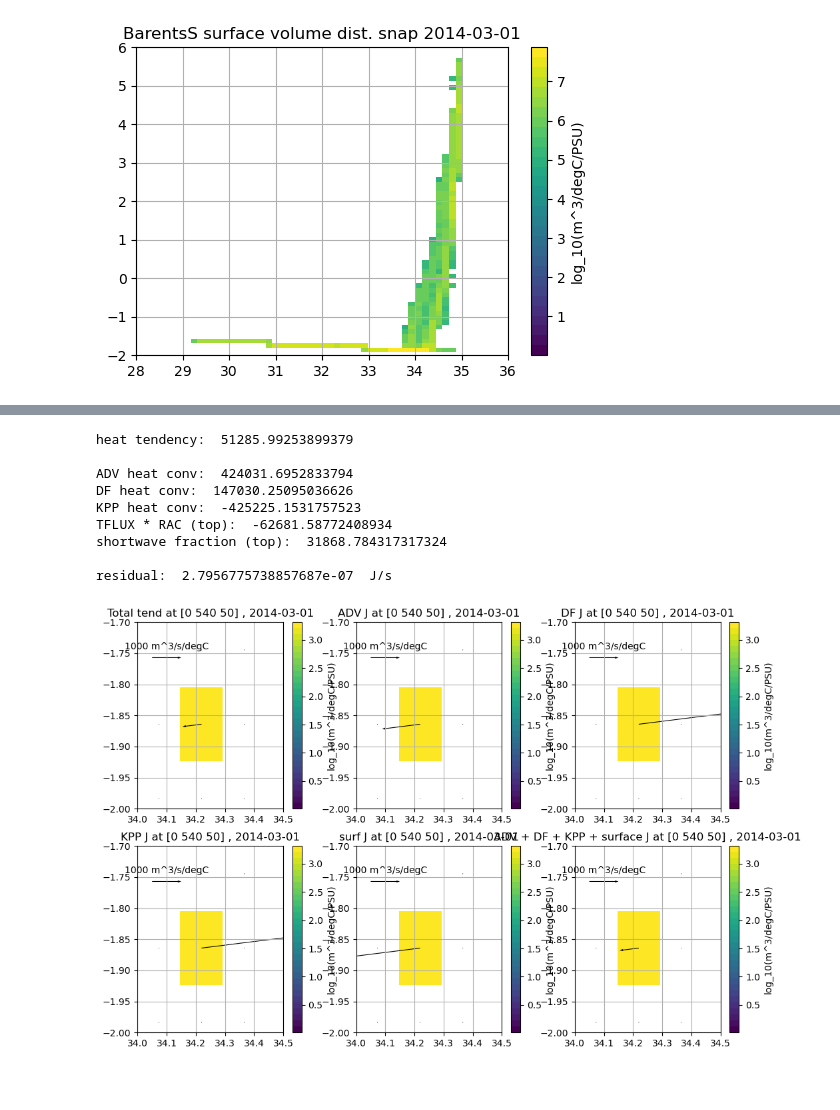
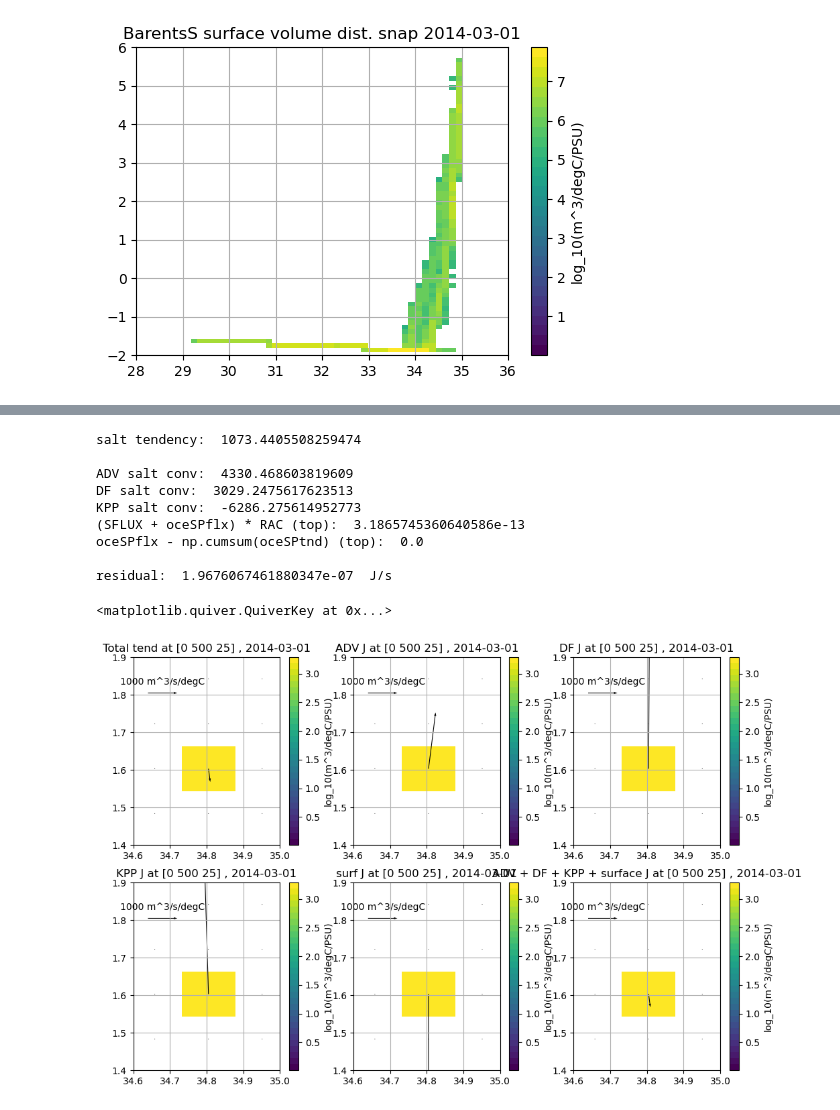
Before and after one commit to margaretmurakami/crios_backups, a Jupyter notebook: ASTE_270/Pemberton/Tendencies/single_cell_Jterms.ipynb, the cells around one changed output, grey strips where cells are left out. Drawn from its saved outputs; the diff is of its cells as text; code cells hidden in the pictures; blank space fills up the shorter version.

```diff
--- a/ASTE_270/Pemberton/Tendencies/single_cell_Jterms.ipynb
+++ b/ASTE_270/Pemberton/Tendencies/single_cell_Jterms.ipynb
@@ -542,6 +545,9 @@ pt = np.array([[50,540,4],       # this is organized as x,y,z
                [100,600,10]])
 
 y,x = 540,50
+
+pt = np.array([[50,540,0],
+               [25,500,0]])      # first is an extreme point, second is a more "normal" or midrange point for 03/2014
 # %%
 # Data variables (as given in your initial code)
 a = budgO['saltfluxes']['tend']
@@ -1153,44 +1160,44 @@ aa[0, n-1] += fS[0,iy,ix]
 aa[0, n-1] -= zconv_top_salt[iy, ix]
 
 # save the J terms for here for the single point
-JtendS = (aS[0,y,x]) / myparms['rcp'] / binwidthT[iTpt] / binwidthS[iSpt] #* 1e-6             # m^3/s/degC
-JADVS = (bS[0,y,x]) / myparms['rcp'] / binwidthT[iTpt] / binwidthS[iSpt] #* 1e-6              # m^3/s/degC
-JDFS = (cS[0,y,x]) / myparms['rcp'] / binwidthT[iTpt] / binwidthS[iSpt] #* 1e-6               # m^3/s/degC
-JKPPS = (dS[0,y,x]) / myparms['rcp'] / binwidthT[iTpt] / binwidthS[iSpt] #* 1e-6              # m^3/s/degC
-JsurfS= (eS[0,y,x] - fS[1,y,x]) / myparms['rcp'] / binwidthT[iTpt] / binwidthS[iSpt] #* 1e-6 # m^3/s/degC
+JtendS = (aS[0,y,x]) / myparms['rhoconst'] / binwidthT[iTpt] / binwidthS[iSpt] #* 1e-6             # m^3/s/degC
+JADVS = (bS[0,y,x]) / myparms['rhoconst'] / binwidthT[iTpt] / binwidthS[iSpt] #* 1e-6              # m^3/s/degC
+JDFS = (cS[0,y,x]) / myparms['rhoconst'] / binwidthT[iTpt] / binwidthS[iSpt] #* 1e-6               # m^3/s/degC
+JKPPS = (dS[0,y,x]) / myparms['rhoconst'] / binwidthT[iTpt] / binwidthS[iSpt] #* 1e-6              # m^3/s/degC
+JsurfS= (eS[0,y,x] - fS[1,y,x]) / myparms['rhoconst'] / binwidthT[iTpt] / binwidthS[iSpt] #* 1e-6 # m^3/s/degC
 
 # set these in meshes so we can plot
 JtermsS = np.zeros((5,nS,nT))
 c = 0
-for valT in (np.array([JtendT,JADVT,JDFT,JKPPT,JsurfT])):
+for valS in (np.array([JtendS,JADVS,JDFS,JKPPS,JsurfS])):
     #print(valT)
-    JtermsS[c,iSpt,iTpt] = valT
+    JtermsS[c,iSpt,iTpt] = valS
     c += 1
 print()
 # JtermsT[JtermsT == 0] = np.nan
 
 # print the terms one by one
-print("heat tendency: " ,aS[0,y,x])
+print("salt tendency: " ,aS[0,y,x])
 print()
-print("ADV heat conv: " ,bS[0,y,x])
-print("DF heat conv: " , cS[0,y,x])
-print("KPP heat conv: " ,dS[0,y,x])
-print("TFLUX * RAC (top): "  , eS[0,y,x])
-print("shortwave fraction (top): " ,fS[1,y,x])
+print("ADV salt conv: " ,bS[0,y,x])
+print("DF salt conv: " , cS[0,y,x])
+print("KPP salt conv: " ,dS[0,y,x])
+print("(SFLUX + oceSPflx) * RAC (top): "  , eS[0,y,x])
+print("oceSPflx - np.cumsum(oceSPtnd) (top): " ,fS[1,y,x])
 print()
 # print("residual: ",aa[0])
 print("residual: ",aS[0,y,x]- bS[0,y,x] - cS[0,y,x] - dS[0,y,x] - eS[0,y,x] + fS[0,y,x], " J/s")
 # print(100 * np.nanmax(np.abs(aa[:, n]))/np.nanmax(np.abs(budgO['heatfluxes']['zconv'][:,y, x])))
 # %% [output]
-heat tendency:  51285.99253899379
+salt tendency:  1073.4405508259474
 
-ADV heat conv:  424031.6952833794
-DF heat conv:  147030.25095036626
-KPP heat conv:  -425225.1531757523
-TFLUX * RAC (top):  -62681.58772408934
-shortwave fraction (top):  31868.784317317324
+ADV salt conv:  4330.468603819609
+DF salt conv:  3029.2475617623513
+KPP salt conv:  -6286.275614952773
+(SFLUX + oceSPflx) * RAC (top):  3.1865745360640586e-13
+oceSPflx - np.cumsum(oceSPtnd) (top):  0.0
 
-residual:  2.7956775738857687e-07  J/s
+residual:  1.9676067461880347e-07  J/s
 # %%
 # plot these on a figure to show the budgeted terms
 sfact = 8   # scale factor for x (PSU in denom, multiply out)
@@ -1200,8 +1207,10 @@ t = 0
 U = 1000
 scale = 5e3
 
-xlims = np.array([34,34.5])
-ylims = np.array([-2,-1.7])
+# xlims = np.array([34,34.5])
+# ylims = np.array([-2,-1.7])
+xlims = np.array([34.6,35])
+ylims = np.array([1.4,1.9])
 
 # first get the values and do conversions to Sv/degC or Sv/PSU
 
@@ -1254,32 +1263,33 @@ ax.set_xlim(xlims)
 ax.set_ylim(ylims)
 ax.grid()
 ax.quiverkey(q1,X=0.2,Y=0.81,U = U,label=str(U) + " m^3/s/degC")
 
 # for surface tendency for this square
 ax = plt.subplot(235)
 cb1 = ax.pcolormesh(Sbin, Tbin, np.log10(mesh_pt), cmap=cmap2, vmin=0.01)
 U1, V1 = JtermsS[4],JtermsT[4]/sfact
 q1 = ax.quiver(Sbincent, Tbincent, U1, V1, width=0.005,scale=scale)
 plt.colorbar(cb1, label="log_10(m^3/degC/PSU)")
 ax.set_title("surf J at [" + str(z) + " " + str(y) + " " + str(x) + "] , " + datetimes[0].strftime("%Y-%m-%d"))
 ax.set_xlim(xlims)
 ax.set_ylim(ylims)
 ax.grid()
 ax.quiverkey(q1,X=0.2,Y=0.81,U = U,label=str(U) + " m^3/s/degC")
 
 # for total tendency for this square from terms
 ax = plt.subplot(236)
 cb1 = ax.pcolormesh(Sbin, Tbin, np.log10(mesh_pt), cmap=cmap2, vmin=0.01)
 U1, V1 = (JtermsS[1] + JtermsS[2] + JtermsS[3] + JtermsS[4]),(JtermsT[1] + JtermsT[2] + JtermsT[3] + JtermsT[4])/sfact
 q1 = ax.quiver(Sbincent, Tbincent, U1, V1, width=0.005,scale=scale)
 plt.colorbar(cb1, label="log_10(m^3/degC/PSU)")
 ax.set_title("ADV + DF + KPP + surface J at [" + str(z) + " " + str(y) + " " + str(x) + "] , " + datetimes[0].strftime("%Y-%m-%d"))
 ax.set_xlim(xlims)
 ax.set_ylim(ylims)
 ax.grid()
 ax.quiverkey(q1,X=0.2,Y=0.81,U = U,label=str(U) + " m^3/s/degC")
 
 # save the figure for this point
-plt.savefig(path + "singlept_allJterms_Tfpt.png",dpi=300)
+# plt.savefig(path + "singlept_allJterms_Tfpt.png",dpi=300)
 # %% [output]
+<matplotlib.quiver.QuiverKey at 0x...>
-[figure, old version]
+[figure, new version]
```
Also changed, not shown: parts of 14 cells of this notebook.
